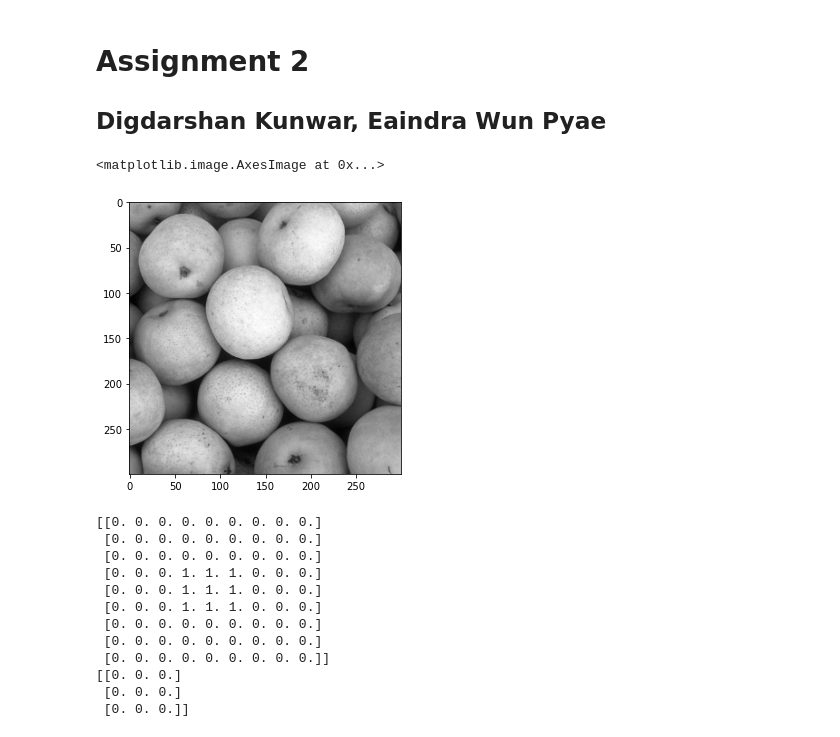
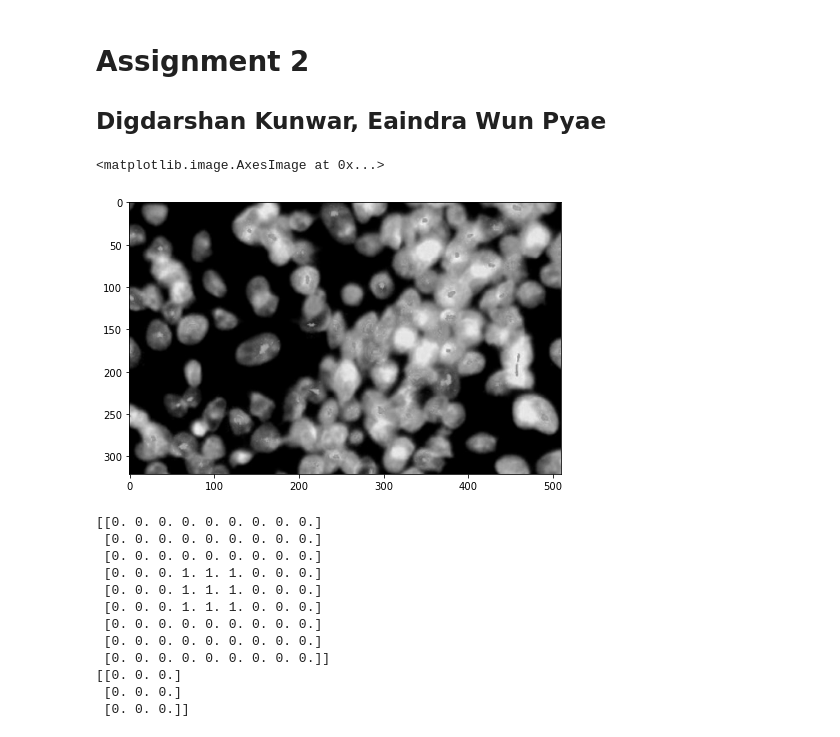
Before and after one commit to digggy/CA-CS-802_Image-Processing, a Jupyter notebook: assignment-2/jupyter_notebook/watershed-algorithm.ipynb, the cells around one changed output. Saved outputs shown, nothing was run; the diff lists cells and outputs as text; code cells hidden in the pictures.

```diff
--- a/assignment-2/jupyter_notebook/watershed-algorithm.ipynb
+++ b/assignment-2/jupyter_notebook/watershed-algorithm.ipynb
@@ -10,14 +10,14 @@ from PIL import Image
 plt.rcParams["figure.figsize"] = (25,5)
 import time
 # %%
-filepath = "../input/potato.png"
+filepath = "../input/nucleus.png"
 image = io.imread(filepath, as_gray=True)
-image -= np.min(image)
+image = image/np.max(image) * 255
 image = image.astype(np.uint8)
-plt.imshow(image, cmap='gray', vmin=0, vmax=np.max(image))
+plt.imshow(image, cmap='gray', vmin=0)
 # %% [output]
 <matplotlib.image.AxesImage at 0x...>
-[figure, old version]
+[figure, new version]
 # %%
 # global for filtering
 BALANCE_ALPHA = 0.2
```
Also changed, not shown: 19 other files.
